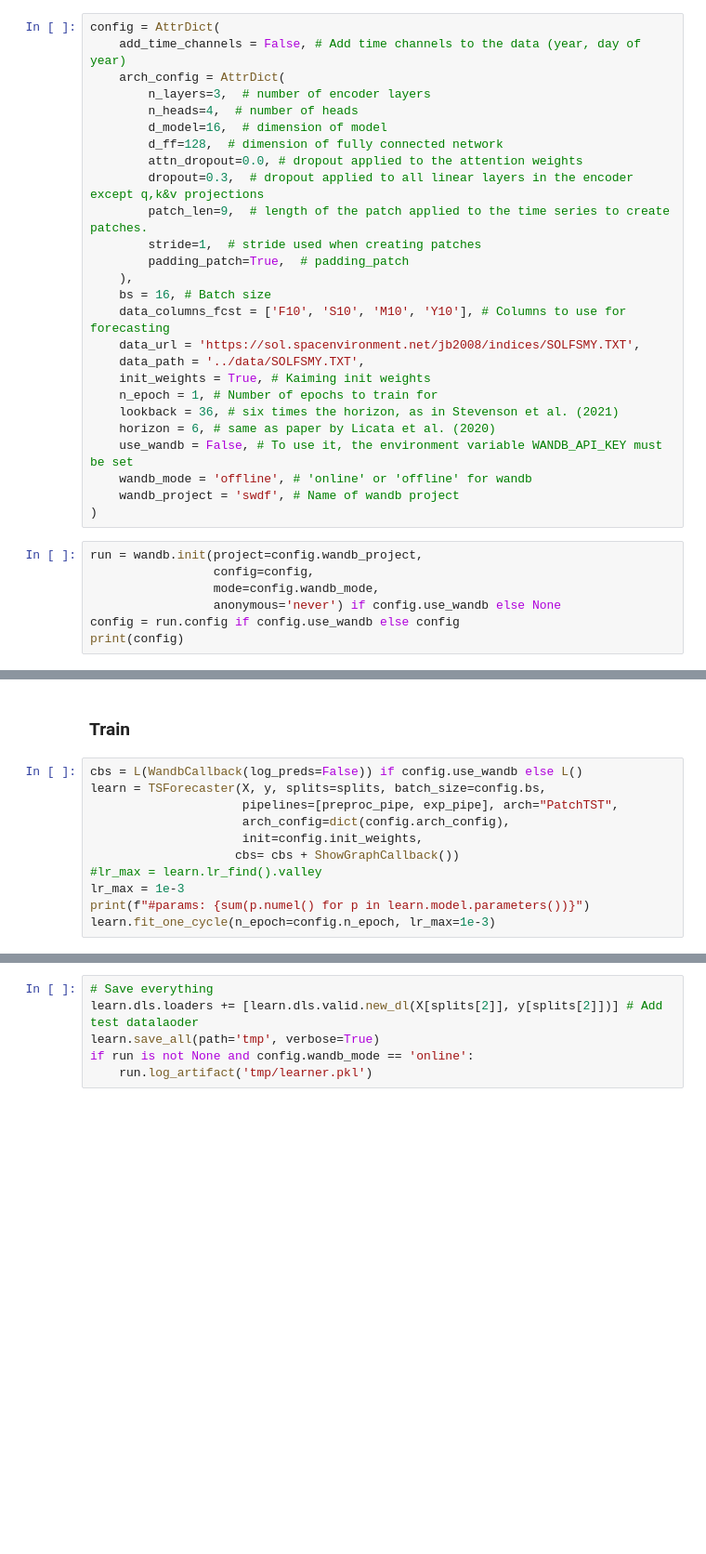
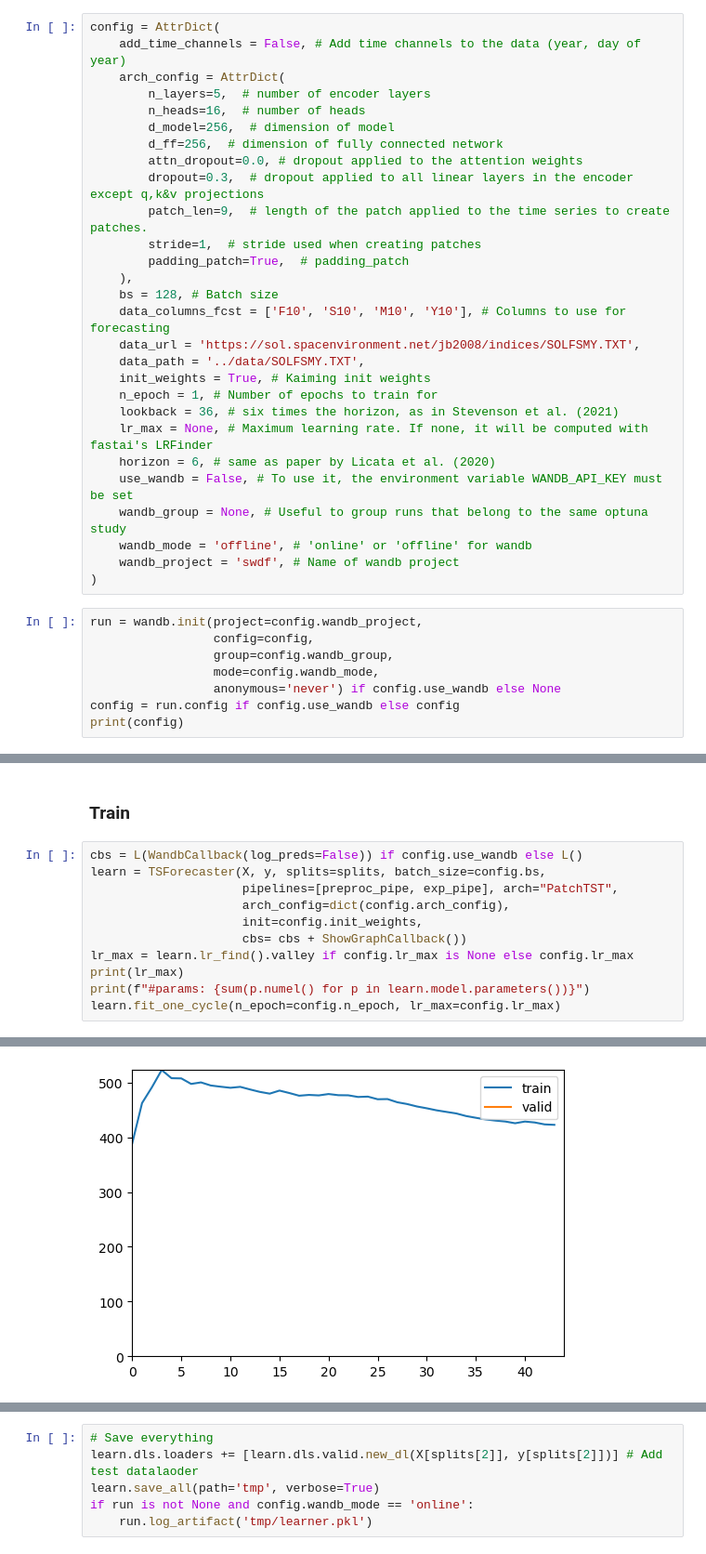
Before and after one commit to ARCLab-MIT/SW-Transformers-Forecaster-Framework, a Jupyter notebook: dev_nbs/training.ipynb, the cells around one changed output, grey strips where cells are left out. Shown at 93% size. Drawn from its saved outputs; the diff is of its cells as text; blank space fills up the shorter version.

Commit message:
refining optuna study with wandb

```diff
--- a/dev_nbs/training.ipynb
+++ b/dev_nbs/training.ipynb
@@ -33,31 +48,34 @@ but P between {8, 16} seems to be general good numbers."
 config = AttrDict(
     add_time_channels = False, # Add time channels to the data (year, day of year)
     arch_config = AttrDict(
-        n_layers=3,  # number of encoder layers
-        n_heads=4,  # number of heads
-        d_model=16,  # dimension of model
-        d_ff=128,  # dimension of fully connected network
+        n_layers=5,  # number of encoder layers
+        n_heads=16,  # number of heads
+        d_model=256,  # dimension of model
+        d_ff=256,  # dimension of fully connected network
         attn_dropout=0.0, # dropout applied to the attention weights
         dropout=0.3,  # dropout applied to all linear layers in the encoder except q,k&v projections
         patch_len=9,  # length of the patch applied to the time series to create patches.
         stride=1,  # stride used when creating patches
         padding_patch=True,  # padding_patch
     ),
-    bs = 16, # Batch size
+    bs = 128, # Batch size
     data_columns_fcst = ['F10', 'S10', 'M10', 'Y10'], # Columns to use for forecasting
     data_url = 'https://sol.spacenvironment.net/jb2008/indices/SOLFSMY.TXT',
     data_path = '../data/SOLFSMY.TXT',
     init_weights = True, # Kaiming init weights
     n_epoch = 1, # Number of epochs to train for
     lookback = 36, # six times the horizon, as in Stevenson et al. (2021)
+    lr_max = None, # Maximum learning rate. If none, it will be computed with fastai's LRFinder
     horizon = 6, # same as paper by Licata et al. (2020)
     use_wandb = False, # To use it, the environment variable WANDB_API_KEY must be set
+    wandb_group = None, # Useful to group runs that belong to the same optuna study
     wandb_mode = 'offline', # 'online' or 'offline' for wandb
     wandb_project = 'swdf', # Name of wandb project
 )
 # %%
 run = wandb.init(project=config.wandb_project,
                  config=config,
+                 group=config.wandb_group,
                  mode=config.wandb_mode,
                  anonymous='never') if config.use_wandb else None
 config = run.config if config.use_wandb else config
@@ -363,10 +358,10 @@ learn = TSForecaster(X, y, splits=splits, batch_size=config.bs,
                      pipelines=[preproc_pipe, exp_pipe], arch="PatchTST",
                      arch_config=dict(config.arch_config),
                      init=config.init_weights,
-                    cbs= cbs + ShowGraphCallback())
-#lr_max = learn.lr_find().valley
-lr_max = 1e-3
+                     cbs= cbs + ShowGraphCallback())
+lr_max = learn.lr_find().valley if config.lr_max is None else config.lr_max
+print(lr_max)
 print(f"#params: {sum(p.numel() for p in learn.model.parameters())}")
-learn.fit_one_cycle(n_epoch=config.n_epoch, lr_max=1e-3)
+learn.fit_one_cycle(n_epoch=config.n_epoch, lr_max=config.lr_max)
 # %% [output]
 [interactive output not drawn]
@@ -373,0 +372 @@ learn.fit_one_cycle(n_epoch=config.n_epoch, lr_max=1e-3)
+[figure, added]
```
Also changed, not shown: parts of 8 cells of this notebook, 1 other file.
